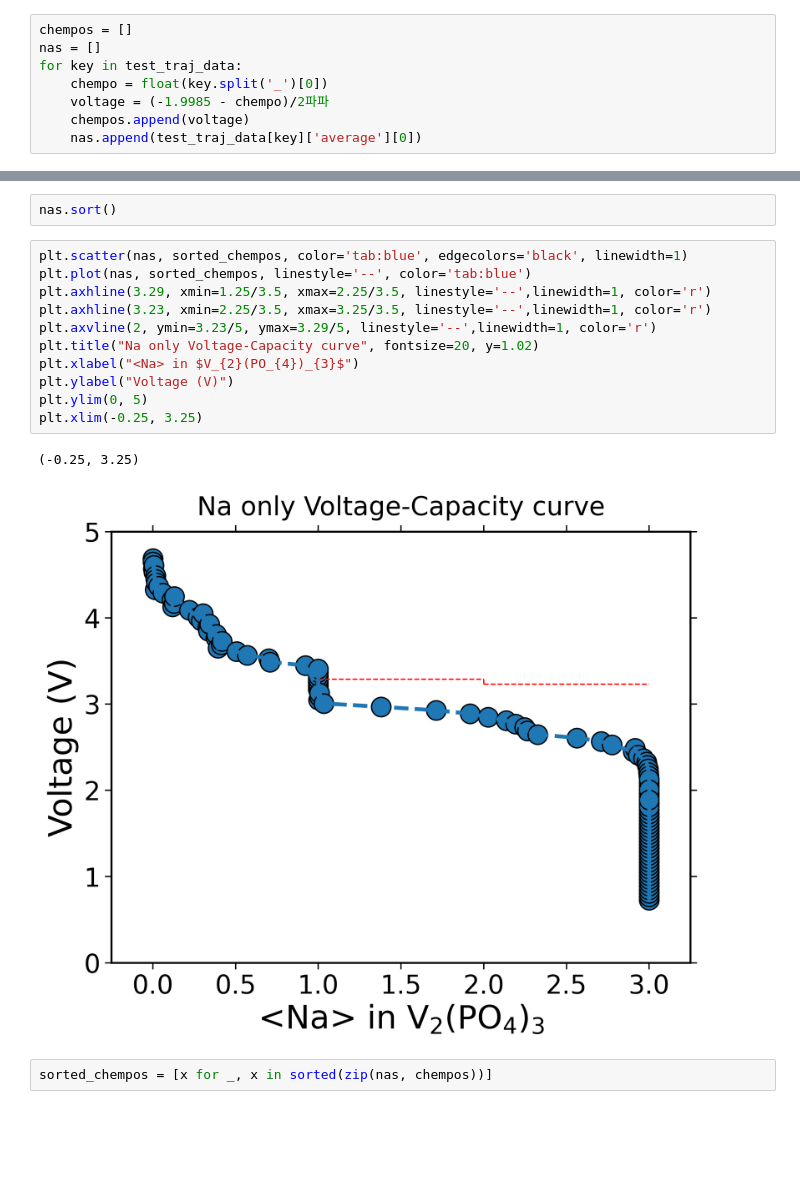
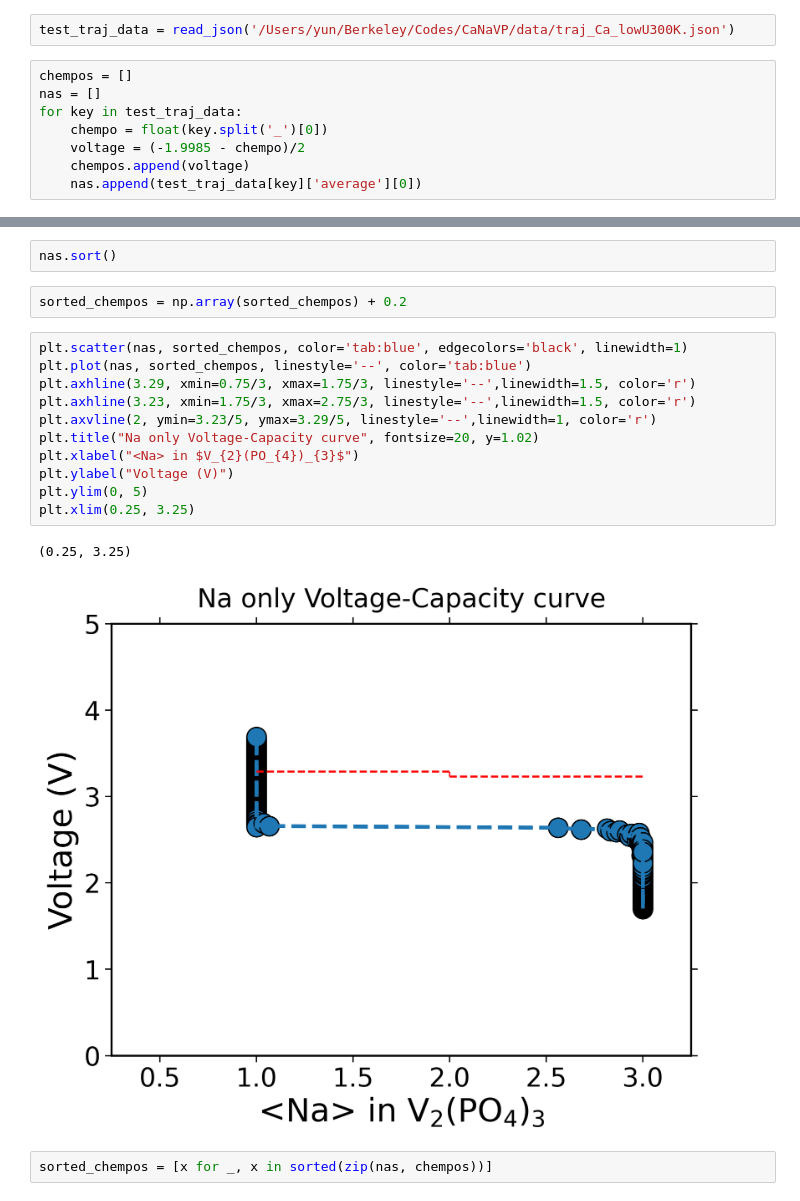
Before and after one commit to YunyeongChoi/CaNaVP, a Jupyter notebook: notebooks/test_sgmc.ipynb, the cells around one changed output, grey strips where cells are left out. Saved outputs shown, nothing was run; the diff lists cells and outputs as text; blank space fills up the shorter version.

```diff
--- a/notebooks/test_sgmc.ipynb
+++ b/notebooks/test_sgmc.ipynb
@@ -510,9 +508,11 @@ test_traj_data = read_json('./300K_voltage_traj.json')
+# %%
+test_traj_data = read_json('/Users/yun/Berkeley/Codes/CaNaVP/data/traj_Ca_lowU300K.json')
 # %%
 chempos = []
 nas = []
 for key in test_traj_data:
     chempo = float(key.split('_')[0])
-    voltage = (-1.9985 - chempo)/2파파
+    voltage = (-1.9985 - chempo)/2
     chempos.append(voltage)
     nas.append(test_traj_data[key]['average'][0])
 # %%
@@ -527,19 +527,21 @@ for key in test_traj_data:
 sorted_chempos = [x for _, x in sorted(zip(nas, chempos))]
 # %%
 nas.sort()
+# %%
+sorted_chempos = np.array(sorted_chempos) + 0.2
 # %%
 plt.scatter(nas, sorted_chempos, color='tab:blue', edgecolors='black', linewidth=1)
 plt.plot(nas, sorted_chempos, linestyle='--', color='tab:blue')
-plt.axhline(3.29, xmin=1.25/3.5, xmax=2.25/3.5, linestyle='--',linewidth=1, color='r')
-plt.axhline(3.23, xmin=2.25/3.5, xmax=3.25/3.5, linestyle='--',linewidth=1, color='r')
+plt.axhline(3.29, xmin=0.75/3, xmax=1.75/3, linestyle='--',linewidth=1.5, color='r')
+plt.axhline(3.23, xmin=1.75/3, xmax=2.75/3, linestyle='--',linewidth=1.5, color='r')
 plt.axvline(2, ymin=3.23/5, ymax=3.29/5, linestyle='--',linewidth=1, color='r')
 plt.title("Na only Voltage-Capacity curve", fontsize=20, y=1.02)
 plt.xlabel("<Na> in $V_{2}(PO_{4})_{3}$")
 plt.ylabel("Voltage (V)")
 plt.ylim(0, 5)
-plt.xlim(-0.25, 3.25)
+plt.xlim(0.25, 3.25)
 # %% [output]
-(-0.25, 3.25)
+(0.25, 3.25)
-[figure, old version]
+[figure, new version]
 # %%
 sorted_chempos = [x for _, x in sorted(zip(nas, chempos))]
```
Also changed, not shown: parts of 3 cells of this notebook, 3 other files.
